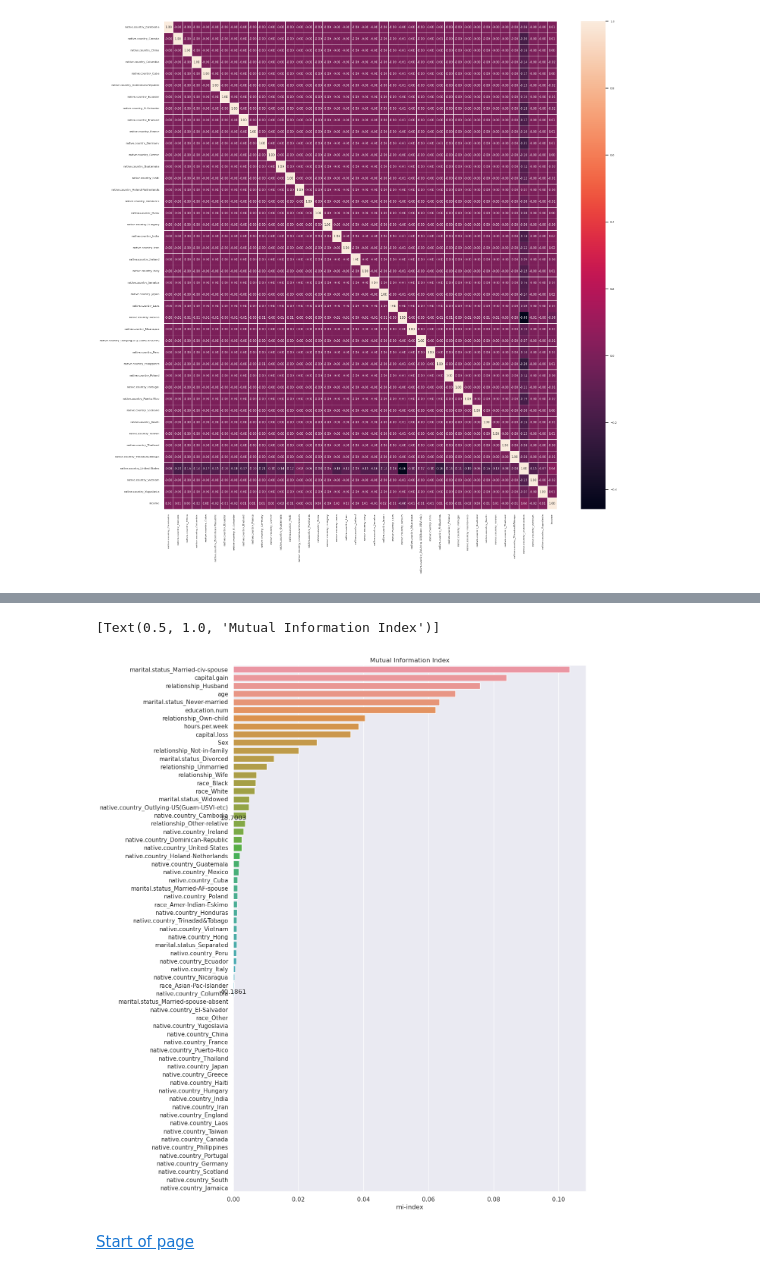
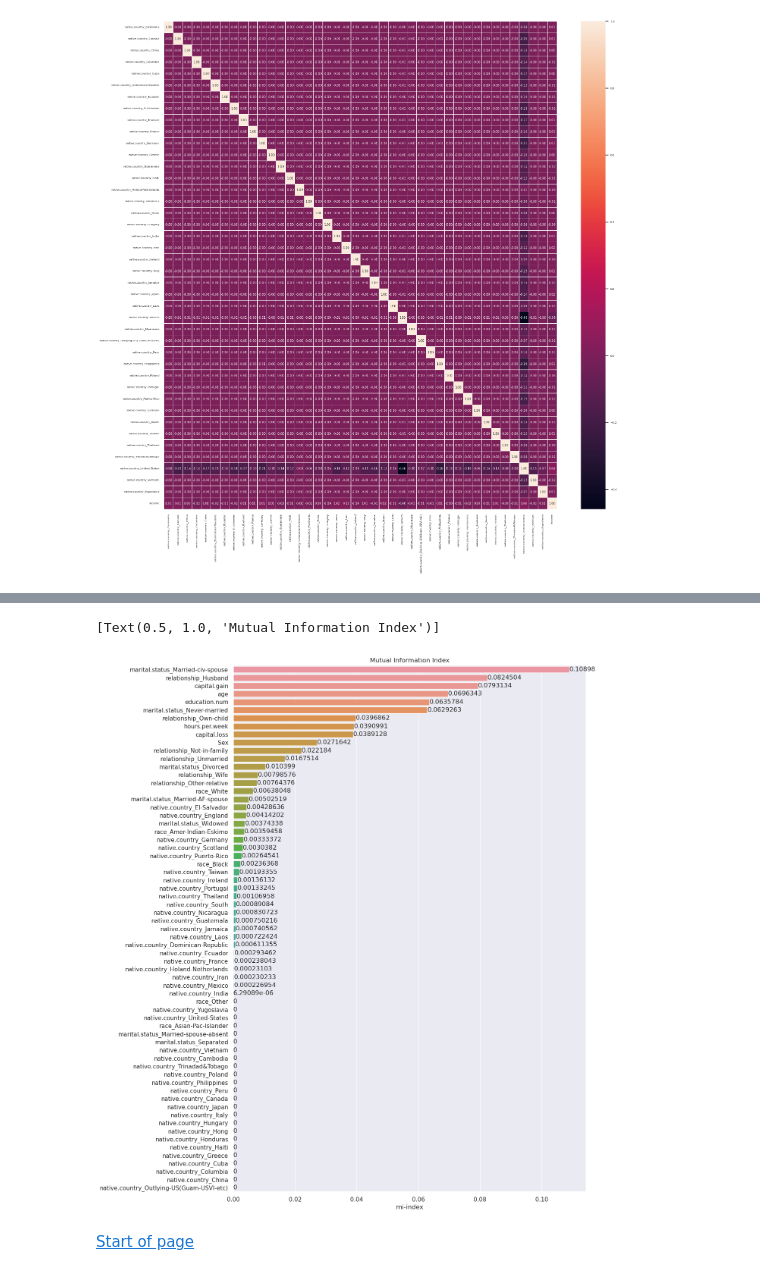
Before and after one commit to CemMutlugun/AdultCensusIncomePrediction, a Jupyter notebook: adult-census-income-prediction.ipynb, the cells around one changed output, grey strips where cells are left out. Drawn from its saved outputs; the diff is of its cells as text; code cells hidden in the pictures.

```diff
--- a/adult-census-income-prediction.ipynb
+++ b/adult-census-income-prediction.ipynb
@@ -543,13 +551,13 @@ features_df.head(40)
 # %%
 features_sorted = features_df.sort_values(by = 'mi-index', ascending = False)
 sns.set(rc={'figure.figsize':(12,18)})
 ax22 = sns.barplot(data = features_sorted, x = features_sorted['mi-index'], y = features_sorted.index)
-for container in ax.containers:
+for container in ax22.containers:
     ax22.bar_label(container,)
 ax22.set(title = 'Mutual Information Index')
 # %% [output]
 [Text(0.5, 1.0, 'Mutual Information Index')]
-[figure, old version]
+[figure, new version]
 # %% [markdown]
 <a href="#section-zero">Start of page</a>
 # %% [markdown]
```
Also changed, not shown: parts of 11 cells of this notebook.
